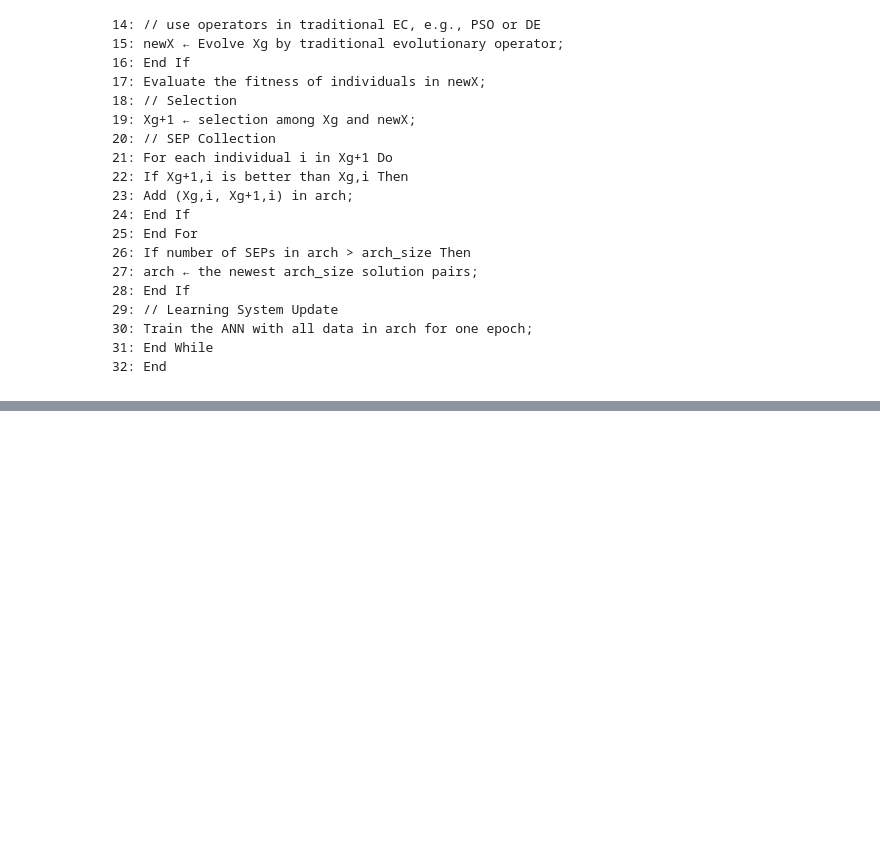
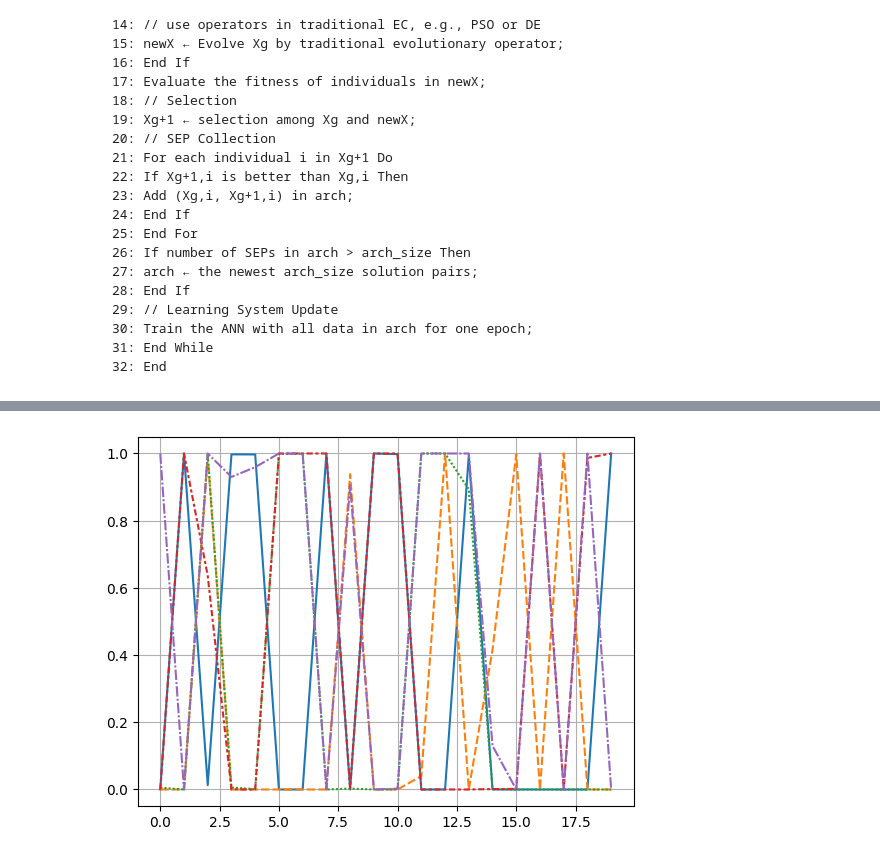
Before and after one commit to amirhu37/LEO, a Jupyter notebook: algo.ipynb, the cells around one changed output, grey strips where cells are left out. Saved outputs shown, nothing was run; the diff lists cells and outputs as text; code cells hidden in the pictures; blank space fills up the shorter version.

```diff
--- a/algo.ipynb
+++ b/algo.ipynb
@@ -206,3 +487,14 @@ def selection(Xg :dict, newX : dict):
+# %%
+import matplotlib.pyplot as plt
+import seaborn as sns
+
+
+sns.lineplot(res , legend= False)
+
+plt.grid()
+plt.show()
+# %% [output]
+[figure, added]
 # %%
 # import scipy.stats as stats
 
```
Also changed, not shown: parts of 23 cells of this notebook.
